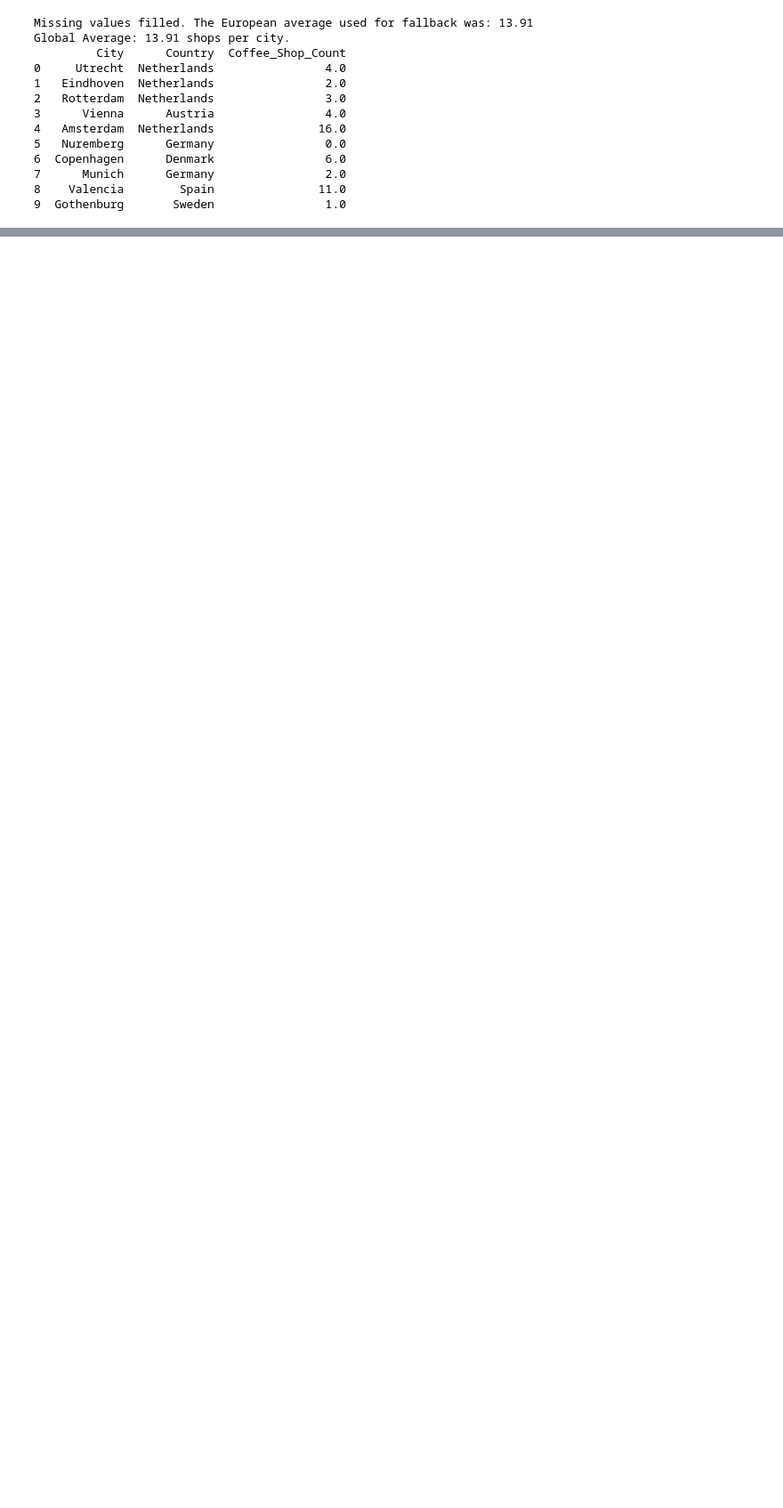
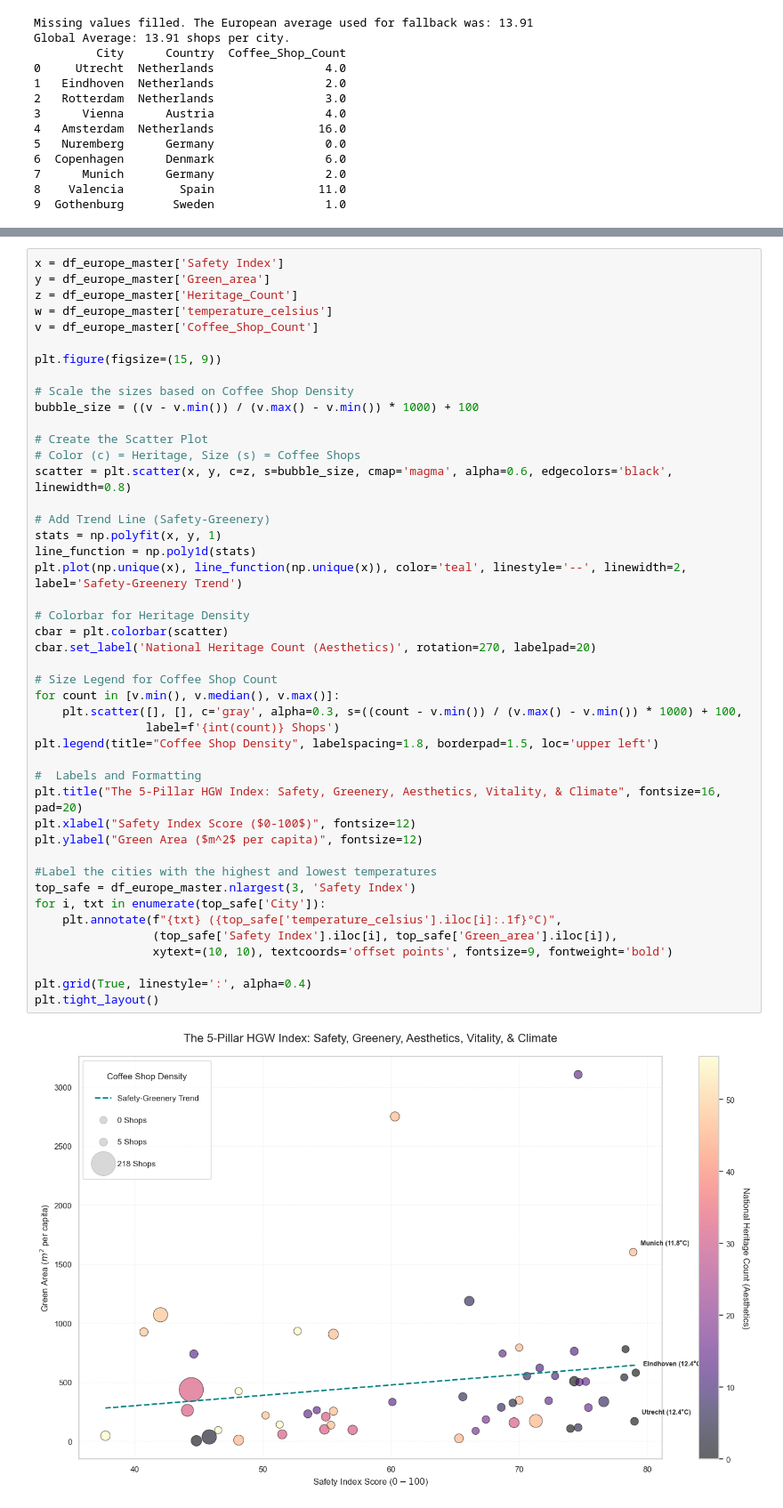
Before and after one commit to AoifeMurphy02/DAV_Specification_Index_Generation_and_Visualization, a Jupyter notebook: HGW_Index.ipynb, the cells around one changed output, grey strips where cells are left out. Shown at 89% size. Drawn from its saved outputs; the diff is of its cells as text; blank space fills up the shorter version.

Commit message:
📊Multi-Pillar Regression Analysis
added coffee shop count  data into the Multi-Pillar Regression

```diff
--- a/HGW_Index.ipynb
+++ b/HGW_Index.ipynb
@@ -742,0 +793,47 @@ print(model.summary())
+# %%
+x = df_europe_master['Safety Index']
+y = df_europe_master['Green_area']
+z = df_europe_master['Heritage_Count']
+w = df_europe_master['temperature_celsius']
+v = df_europe_master['Coffee_Shop_Count']
+
+plt.figure(figsize=(15, 9))
+
+# Scale the sizes based on Coffee Shop Density
+bubble_size = ((v - v.min()) / (v.max() - v.min()) * 1000) + 100
+
+# Create the Scatter Plot
+# Color (c) = Heritage, Size (s) = Coffee Shops
+scatter = plt.scatter(x, y, c=z, s=bubble_size, cmap='magma', alpha=0.6, edgecolors='black', linewidth=0.8)
+
+# Add Trend Line (Safety-Greenery)
+stats = np.polyfit(x, y, 1)
+line_function = np.poly1d(stats)
+plt.plot(np.unique(x), line_function(np.unique(x)), color='teal', linestyle='--', linewidth=2, label='Safety-Greenery Trend')
+
+# Colorbar for Heritage Density
+cbar = plt.colorbar(scatter)
+cbar.set_label('National Heritage Count (Aesthetics)', rotation=270, labelpad=20)
+
+# Size Legend for Coffee Shop Count
+for count in [v.min(), v.median(), v.max()]:
+    plt.scatter([], [], c='gray', alpha=0.3, s=((count - v.min()) / (v.max() - v.min()) * 1000) + 100,
+                label=f'{int(count)} Shops')
+plt.legend(title="Coffee Shop Density", labelspacing=1.8, borderpad=1.5, loc='upper left')
+
+#  Labels and Formatting
+plt.title("The 5-Pillar HGW Index: Safety, Greenery, Aesthetics, Vitality, & Climate", fontsize=16, pad=20)
+plt.xlabel("Safety Index Score ($0-100$)", fontsize=12)
+plt.ylabel("Green Area ($m^2$ per capita)", fontsize=12)
+
+#Label the cities with the highest and lowest temperatures
+top_safe = df_europe_master.nlargest(3, 'Safety Index')
+for i, txt in enumerate(top_safe['City']):
+    plt.annotate(f"{txt} ({top_safe['temperature_celsius'].iloc[i]:.1f}°C)",
+                 (top_safe['Safety Index'].iloc[i], top_safe['Green_area'].iloc[i]),
+                 xytext=(10, 10), textcoords='offset points', fontsize=9, fontweight='bold')
+
+plt.grid(True, linestyle=':', alpha=0.4)
+plt.tight_layout()
+# %% [output]
+[figure, added]
```
Also changed, not shown: parts of 2 cells of this notebook.
